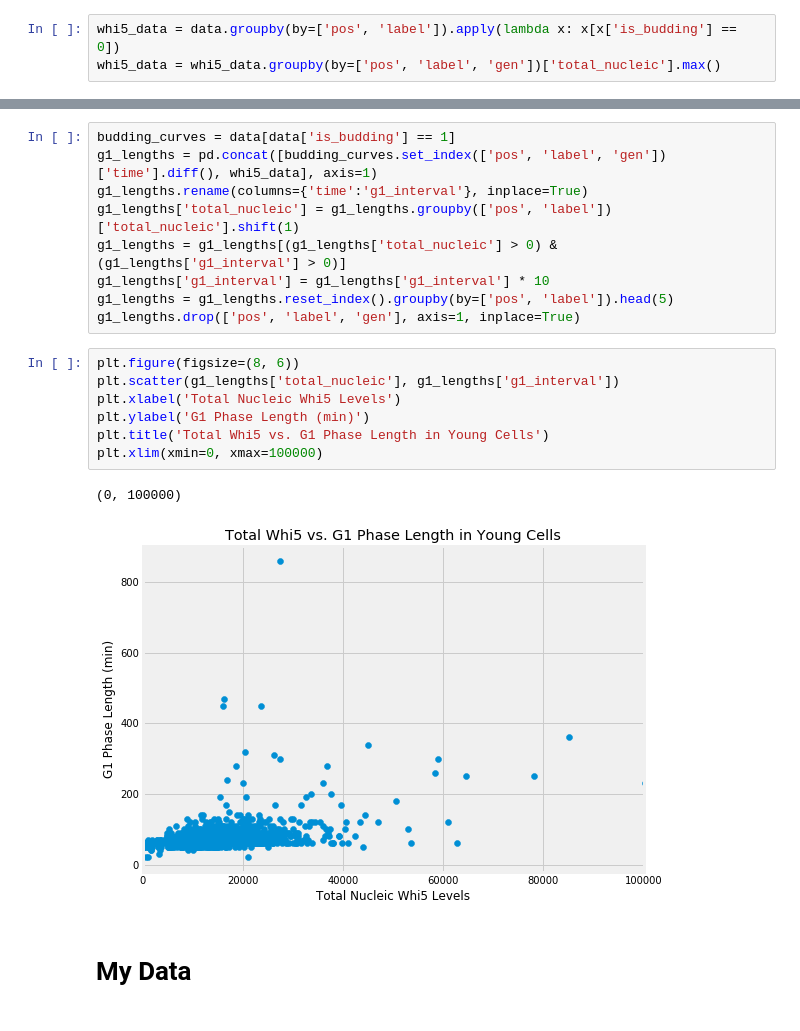
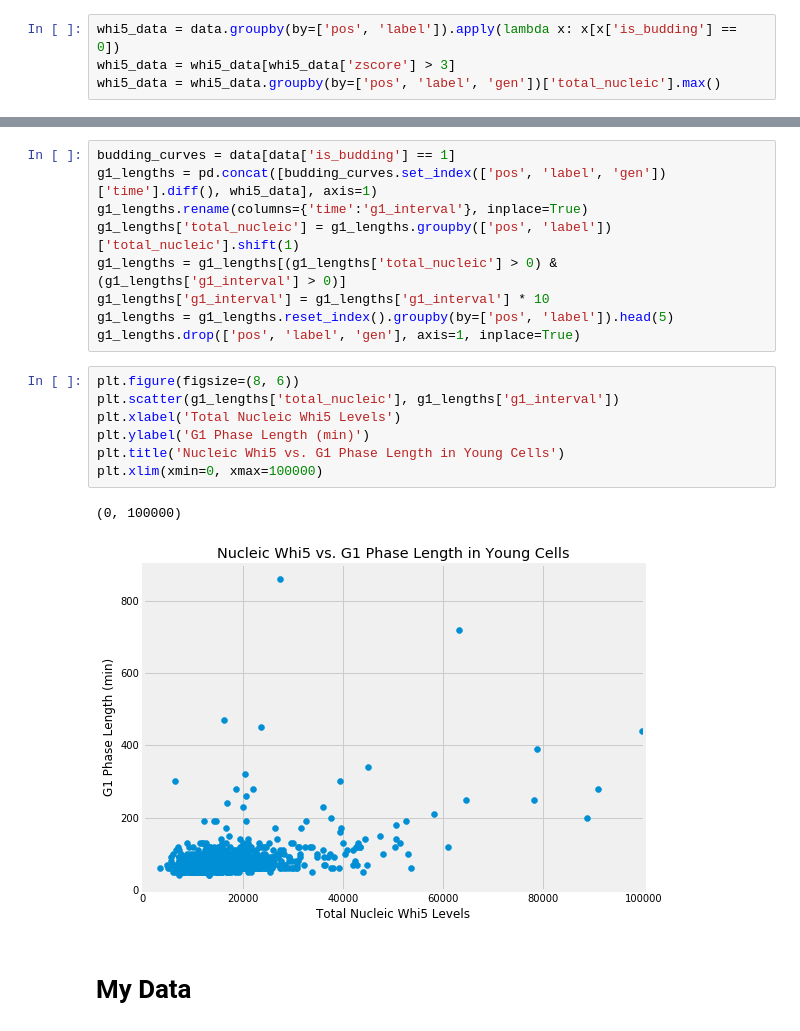
Before and after one commit to alexxyu/yeast-research, a Jupyter notebook: Exp249 Analysis.ipynb, the cells around one changed output, grey strips where cells are left out. Cells and saved outputs as stored; diff of their text form.

```diff
--- a/Exp249 Analysis.ipynb
+++ b/Exp249 Analysis.ipynb
@@ -161,6 +163,7 @@ plt.xlim(xmin=0, xmax=300000)
 ## All cells
 # %%
 whi5_data = data.groupby(by=['pos', 'label']).apply(lambda x: x[x['is_budding'] == 0])
+whi5_data = whi5_data[whi5_data['zscore'] > 3]
 whi5_data = whi5_data.groupby(by=['pos', 'label', 'gen'])['total_nucleic'].max()
 # %%
 budding_curves = data[data['is_budding'] == 1]
@@ -214,13 +217,13 @@ g1_lengths.drop(['pos', 'label', 'gen'], axis=1, inplace=True)
 # %%
 plt.figure(figsize=(8, 6))
 plt.scatter(g1_lengths['total_nucleic'], g1_lengths['g1_interval'])
 plt.xlabel('Total Nucleic Whi5 Levels')
 plt.ylabel('G1 Phase Length (min)')
-plt.title('Total Whi5 vs. G1 Phase Length in Young Cells')
+plt.title('Nucleic Whi5 vs. G1 Phase Length in Young Cells')
 plt.xlim(xmin=0, xmax=100000)
 # %% [output]
 (0, 100000)
-[figure, old version]
+[figure, new version]
 # %% [markdown]
 # My Data
 # %%
```
Also changed, not shown: parts of 10 cells of this notebook.
